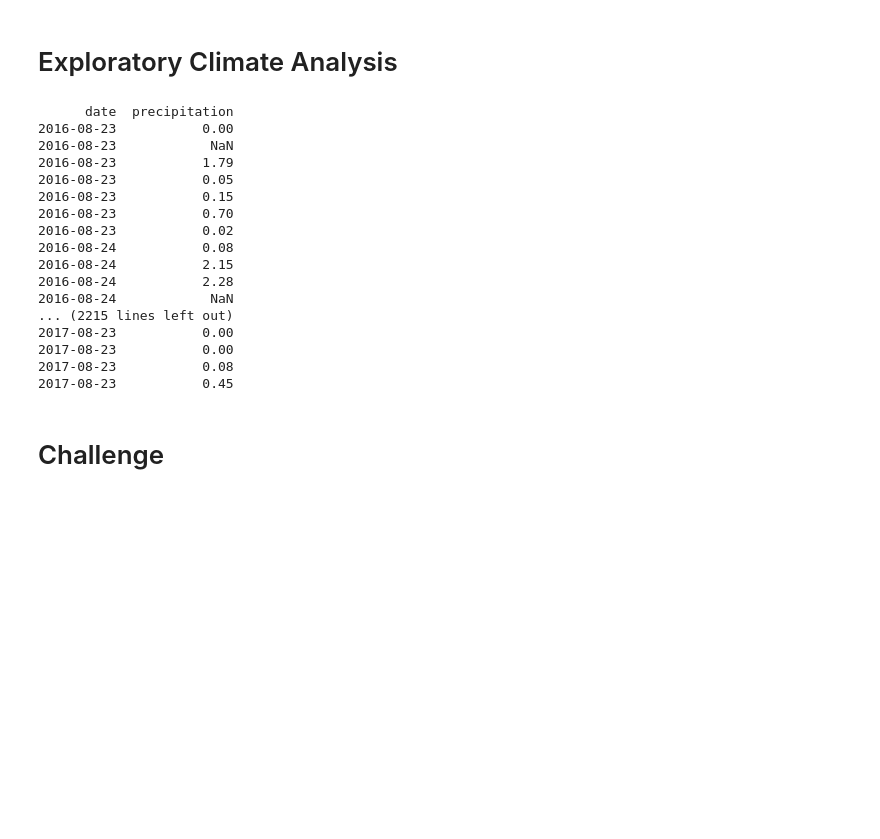
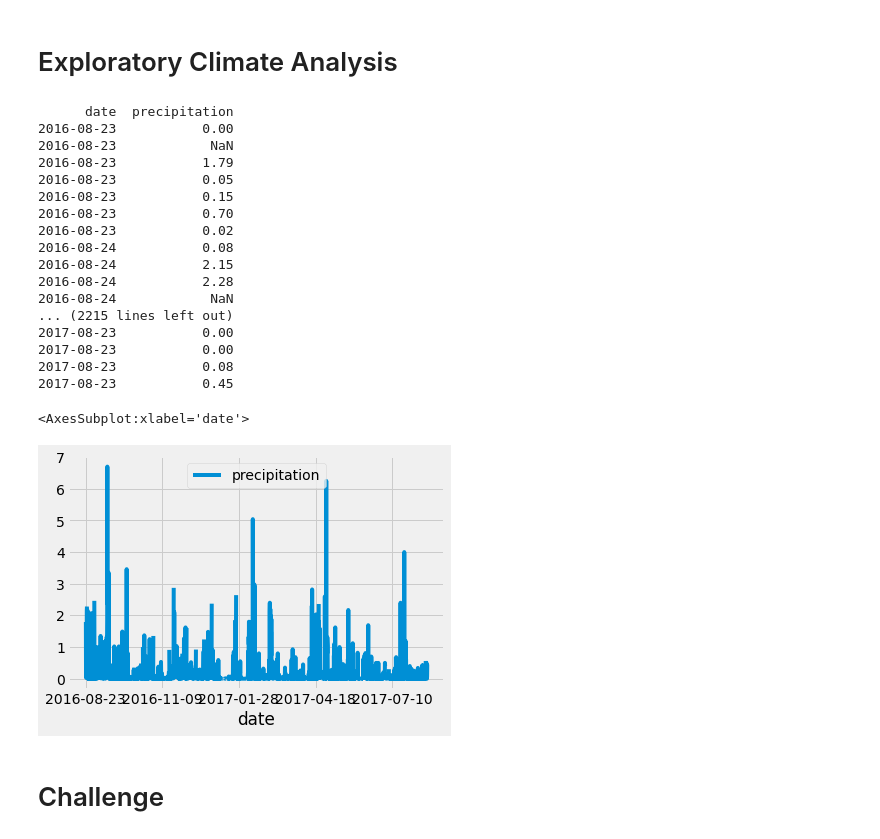
Before and after one commit to lawnshogan/surfs_up, a Jupyter notebook: climate_analysis.ipynb, the cells around one changed output. Saved outputs shown, nothing was run; the diff lists cells and outputs as text; code cells hidden in the pictures; blank space fills up the shorter version.

```diff
--- a/climate_analysis.ipynb
+++ b/climate_analysis.ipynb
@@ -58,33 +58,36 @@ results = []
 # add our session that we created earlier so that we can query our database - session.query() function
 # use the filter() function to filter out the data we don't need
 # add a function that extracts all of the results from our query and put them in a list .all()
 results = session.query(Measurement.date, Measurement.prcp).filter(Measurement.date >= prev_year).all()
 # Save the query results as a Pandas DataFrame and set the index to the date column
 df = pd.DataFrame(results, columns=['date','precipitation'])
 df.set_index(df['date'], inplace=True)
 # remove double date column
 # Sort the dataframe by date
 df = df.sort_index()
 print(df.to_string(index=False))
 # Use Pandas Plotting with Matplotlib to plot the data
+df.plot()
 # %% [output]
       date  precipitation
 2016-08-23           0.00
 2016-08-23            NaN
 2016-08-23           1.79
 2016-08-23           0.05
 2016-08-23           0.15
 2016-08-23           0.70
 2016-08-23           0.02
 2016-08-24           0.08
 2016-08-24           2.15
 2016-08-24           2.28
 2016-08-24            NaN
 ... (2215 lines left out)
 2017-08-23           0.00
 2017-08-23           0.00
 2017-08-23           0.08
 2017-08-23           0.45
+<AxesSubplot:xlabel='date'>
+[figure, added]
 # %%
 # Use Pandas to calcualte the summary statistics for the precipitation data
 # %%
```
